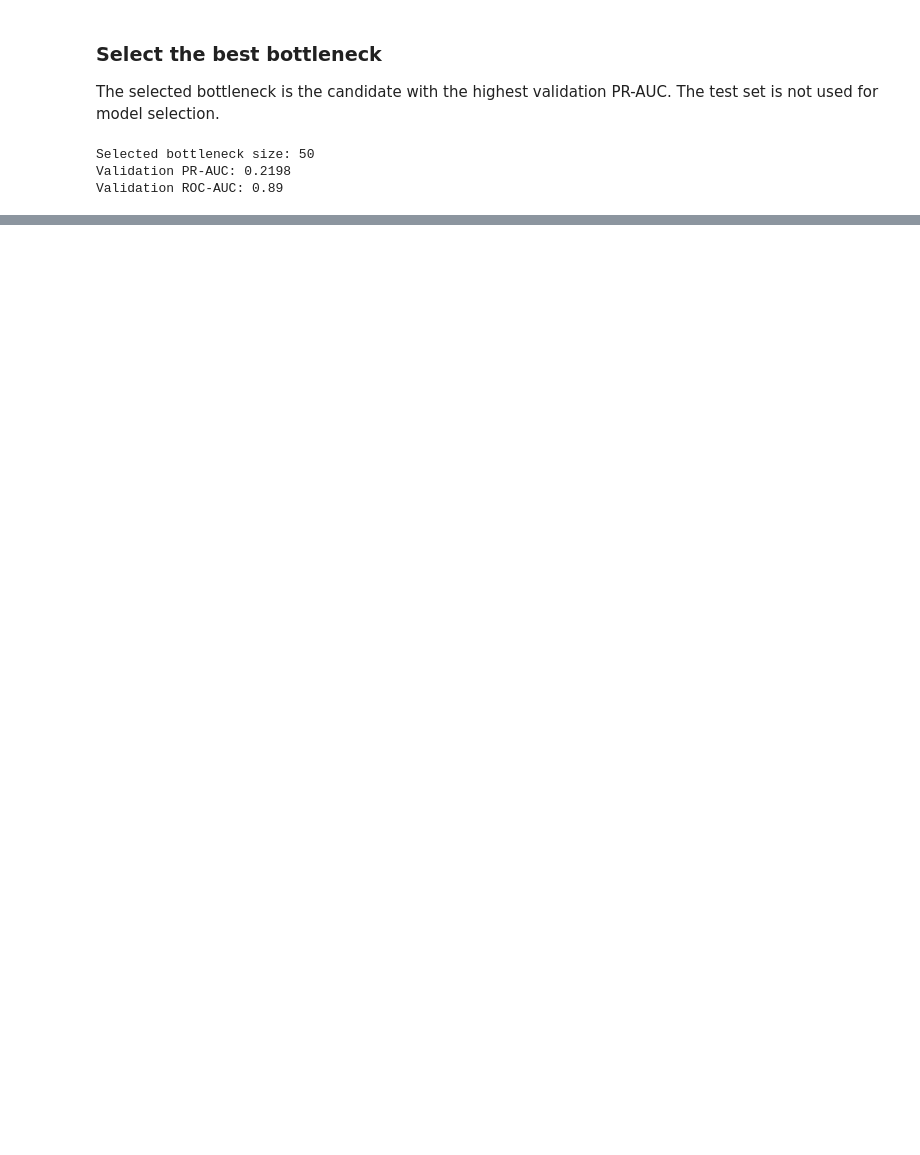
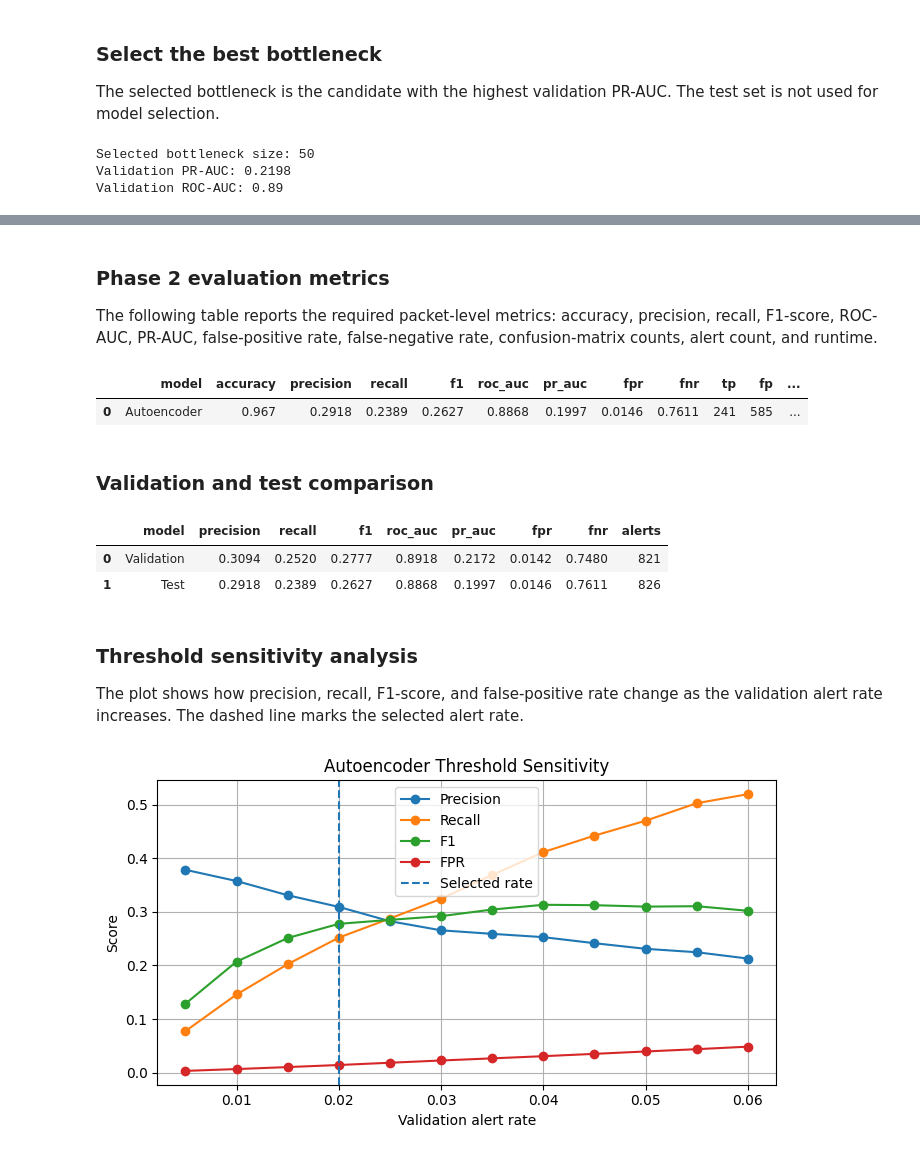
Before and after one commit to yuanmingwang/multi-stage-iot-ids, a Jupyter notebook: notebooks/p2_autoencoders.ipynb, the cells around one changed output, grey strips where cells are left out. Cells and saved outputs as stored; diff of their text form; code cells hidden in the pictures; blank space fills up the shorter version.

Commit message:
update autoencoder. evaluation

```diff
--- a/notebooks/p2_autoencoders.ipynb
+++ b/notebooks/p2_autoencoders.ipynb
@@ -494,0 +602,66 @@ Scoring time (seconds): 1.11
+# %% [markdown]
+### Phase 2 evaluation metrics
+
+The following table reports the required packet-level metrics: accuracy, precision, recall, F1-score, ROC-AUC, PR-AUC, false-positive rate, false-negative rate, confusion-matrix counts, alert count, and runtime.
+# %%
+def evaluate_phase2(y_true, y_pred, scores, model_name, runtime_sec):
+    tn, fp, fn, tp = confusion_matrix(y_true, y_pred, labels=[0, 1]).ravel()
+
+    result = {
+        "model": model_name,
+        "accuracy": accuracy_score(y_true, y_pred),
+        "precision": precision_score(y_true, y_pred, zero_division=0),
+        "recall": recall_score(y_true, y_pred, zero_division=0),
+        "f1": f1_score(y_true, y_pred, zero_division=0),
+        "roc_auc": roc_auc_score(y_true, scores),
+        "pr_auc": average_precision_score(y_true, scores),
+        "fpr": fp / (fp + tn),
+        "fnr": fn / (fn + tp),
+        "tp": tp,
+        "fp": fp,
+        "tn": tn,
+        "fn": fn,
+        "alerts": y_pred.sum(),
+        "runtime_sec": runtime_sec
+    }
+
+    return pd.DataFrame([result])
+
+
+metrics_df = evaluate_phase2(y_test, test_pred, test_scores, "Autoencoder", train_time + score_time)
+display(metrics_df.round(4))
+# %% [output]
+|  | model | accuracy | precision | recall | f1 | roc_auc | pr_auc | fpr | fnr | tp | fp | ... |
+| 0 | Autoencoder | 0.967 | 0.2918 | 0.2389 | 0.2627 | 0.8868 | 0.1997 | 0.0146 | 0.7611 | 241 | 585 | ... |
+# %% [markdown]
+### Validation and test comparison
+# %%
+val_metrics_df = evaluate_phase2(y_val, val_pred, val_scores, "Validation", train_time + score_time)
+test_metrics_df = evaluate_phase2(y_test, test_pred, test_scores, "Test", train_time + score_time)
+
+comparison_df = pd.concat([val_metrics_df, test_metrics_df], ignore_index=True)
+display(comparison_df[["model", "precision", "recall", "f1", "roc_auc", "pr_auc", "fpr", "fnr", "alerts"]].round(4))
+# %% [output]
+|  | model | precision | recall | f1 | roc_auc | pr_auc | fpr | fnr | alerts |
+| 0 | Validation | 0.3094 | 0.2520 | 0.2777 | 0.8918 | 0.2172 | 0.0142 | 0.7480 | 821 |
+| 1 | Test | 0.2918 | 0.2389 | 0.2627 | 0.8868 | 0.1997 | 0.0146 | 0.7611 | 826 |
+# %% [markdown]
+### Threshold sensitivity analysis
+
+The plot shows how precision, recall, F1-score, and false-positive rate change as the validation alert rate increases. The dashed line marks the selected alert rate.
+# %%
+plt.figure(figsize=(7, 4))
+plt.plot(threshold_df["alert_rate"], threshold_df["precision"], marker="o", label="Precision")
+plt.plot(threshold_df["alert_rate"], threshold_df["recall"], marker="o", label="Recall")
+plt.plot(threshold_df["alert_rate"], threshold_df["f1"], marker="o", label="F1")
+plt.plot(threshold_df["alert_rate"], threshold_df["fpr"], marker="o", label="FPR")
+plt.axvline(best_threshold_row["alert_rate"], linestyle="--", label="Selected rate")
+plt.xlabel("Validation alert rate")
+plt.ylabel("Score")
+plt.title("Autoencoder Threshold Sensitivity")
+plt.legend()
+plt.grid(True)
+plt.tight_layout()
+plt.show()
+# %% [output]
+[figure, added]
```
Also changed, not shown: parts of 25 cells of this notebook.
